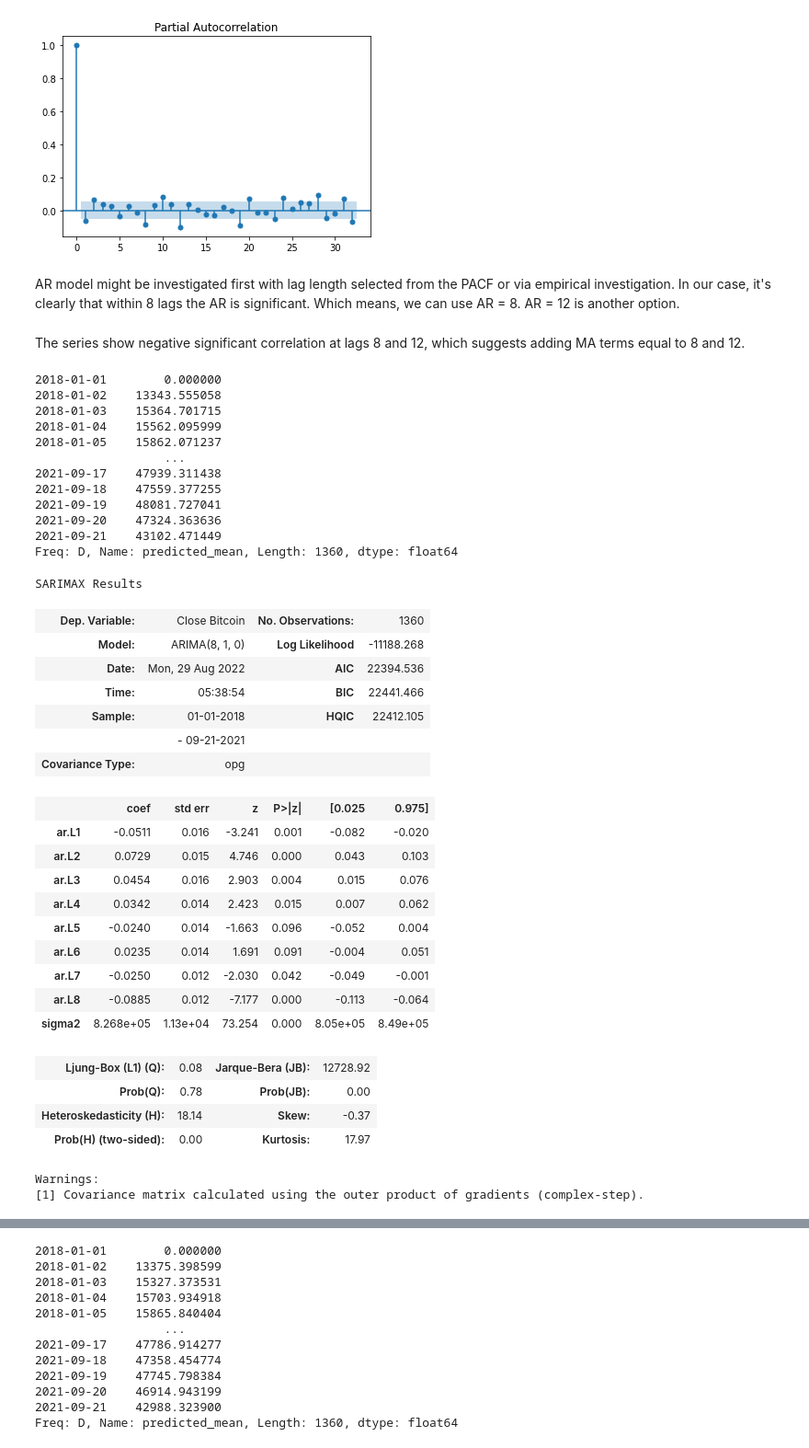
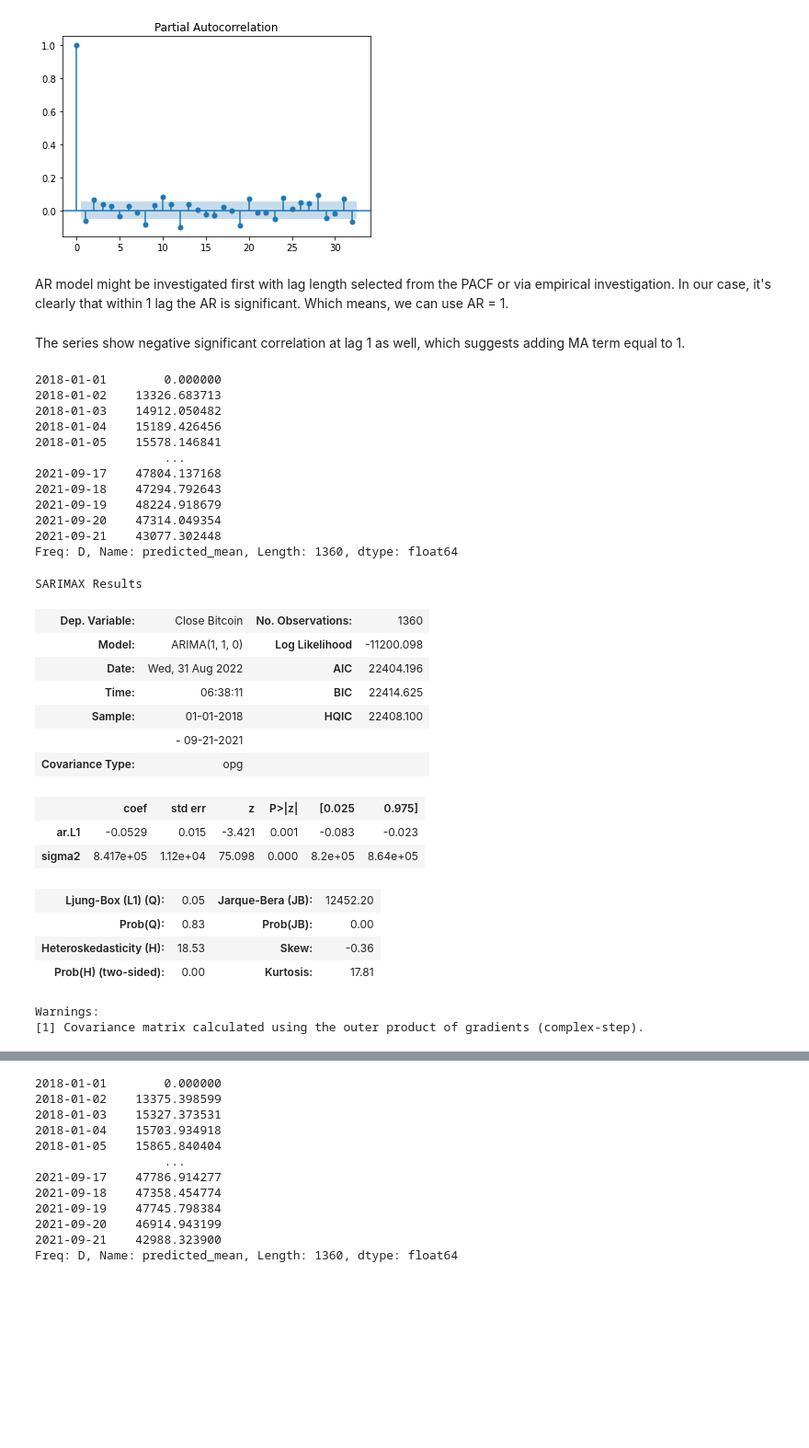
Before and after one commit to VolhaP87/Cryptocurrency_Prediction_Analysis, a Jupyter notebook: Cryptocurrency.ipynb, the cells around one changed output, grey strips where cells are left out. Shown at 92% size. Cells and saved outputs as stored; diff of their text form; code cells hidden in the pictures; blank space fills up the shorter version.

```diff
--- a/Cryptocurrency.ipynb
+++ b/Cryptocurrency.ipynb
@@ -509,51 +513,44 @@ plot_pacf(bitcoin_train_diff);
 [figure]
 [figure]
 # %% [markdown]
-AR model might be investigated first with lag length selected from the PACF or via empirical investigation. In our case, it's clearly that within 8 lags the AR is significant. Which means, we can use AR = 8. AR = 12 is another option.
+AR model might be investigated first with lag length selected from the PACF or via empirical investigation. In our case, it's clearly that within 1 lag the AR is significant. Which means, we can use AR = 1.
 # %% [markdown]
-The series show negative significant correlation at lags 8 and 12, which suggests adding MA terms equal to 8 and 12.
+The series show negative significant correlation at lag 1 as well, which suggests adding MA term equal to 1.
 # %%
-ar_8_bitcoin = ARIMA(train_bitcoin, order=(8,1,0)).fit()
-y_hat_ar8 = ar_8_bitcoin.predict(typ='levels')
-y_hat_ar8
+ar_1_bitcoin = ARIMA(train_bitcoin, order=(1,1,0)).fit()
+y_hat_ar1 = ar_1_bitcoin.predict(typ='levels')
+y_hat_ar1
 # %% [output]
 2018-01-01        0.000000
-2018-01-02    13343.555058
-2018-01-03    15364.701715
-2018-01-04    15562.095999
-2018-01-05    15862.071237
+2018-01-02    13326.683713
+2018-01-03    14912.050482
+2018-01-04    15189.426456
+2018-01-05    15578.146841
                   ...
-2021-09-17    47939.311438
-2021-09-18    47559.377255
-2021-09-19    48081.727041
-2021-09-20    47324.363636
-2021-09-21    43102.471449
+2021-09-17    47804.137168
+2021-09-18    47294.792643
+2021-09-19    48224.918679
+2021-09-20    47314.049354
+2021-09-21    43077.302448
 Freq: D, Name: predicted_mean, Length: 1360, dtype: float64
 # %%
-ar_8_bitcoin.summary()
+ar_1_bitcoin.summary()
 # %% [output]
 SARIMAX Results
 | Dep. Variable: | Close Bitcoin | No. Observations: | 1360 |
-| Model: | ARIMA(8, 1, 0) | Log Likelihood | -11188.268 |
-| Date: | Mon, 29 Aug 2022 | AIC | 22394.536 |
-| Time: | 05:38:54 | BIC | 22441.466 |
-| Sample: | 01-01-2018 | HQIC | 22412.105 |
+| Model: | ARIMA(1, 1, 0) | Log Likelihood | -11200.098 |
+| Date: | Wed, 31 Aug 2022 | AIC | 22404.196 |
+| Time: | 06:38:11 | BIC | 22414.625 |
+| Sample: | 01-01-2018 | HQIC | 22408.100 |
 |  | - 09-21-2021 |  |  |
 | Covariance Type: | opg |  |  |
 |  | coef | std err | z | P>|z| | [0.025 | 0.975] |
-| ar.L1 | -0.0511 | 0.016 | -3.241 | 0.001 | -0.082 | -0.020 |
-| ar.L2 | 0.0729 | 0.015 | 4.746 | 0.000 | 0.043 | 0.103 |
-| ar.L3 | 0.0454 | 0.016 | 2.903 | 0.004 | 0.015 | 0.076 |
-| ar.L4 | 0.0342 | 0.014 | 2.423 | 0.015 | 0.007 | 0.062 |
-| ar.L5 | -0.0240 | 0.014 | -1.663 | 0.096 | -0.052 | 0.004 |
-| ar.L6 | 0.0235 | 0.014 | 1.691 | 0.091 | -0.004 | 0.051 |
-| ar.L7 | -0.0250 | 0.012 | -2.030 | 0.042 | -0.049 | -0.001 |
-| ar.L8 | -0.0885 | 0.012 | -7.177 | 0.000 | -0.113 | -0.064 |
-| sigma2 | 8.268e+05 | 1.13e+04 | 73.254 | 0.000 | 8.05e+05 | 8.49e+05 |
+| ar.L1 | -0.0529 | 0.015 | -3.421 | 0.001 | -0.083 | -0.023 |
+| sigma2 | 8.417e+05 | 1.12e+04 | 75.098 | 0.000 | 8.2e+05 | 8.64e+05 |
-| Ljung-Box (L1) (Q): | 0.08 | Jarque-Bera (JB): | 12728.92 |
-| Prob(Q): | 0.78 | Prob(JB): | 0.00 |
-| Heteroskedasticity (H): | 18.14 | Skew: | -0.37 |
-| Prob(H) (two-sided): | 0.00 | Kurtosis: | 17.97 |
+| Ljung-Box (L1) (Q): | 0.05 | Jarque-Bera (JB): | 12452.20 |
+| Prob(Q): | 0.83 | Prob(JB): | 0.00 |
+| Heteroskedasticity (H): | 18.53 | Skew: | -0.36 |
+| Prob(H) (two-sided): | 0.00 | Kurtosis: | 17.81 |
 Warnings:
 [1] Covariance matrix calculated using the outer product of gradients (complex-step).
 # %%
```
Also changed, not shown: parts of 125 cells of this notebook.
